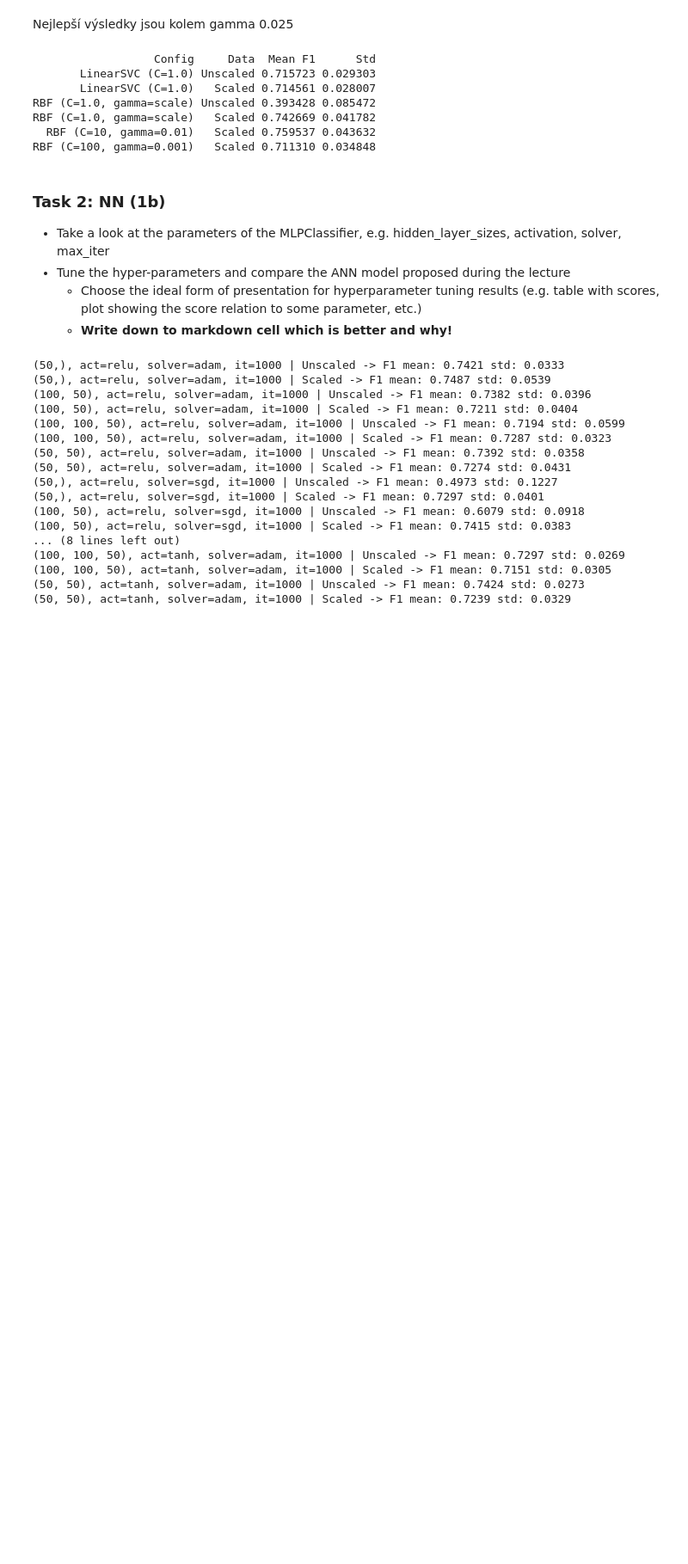
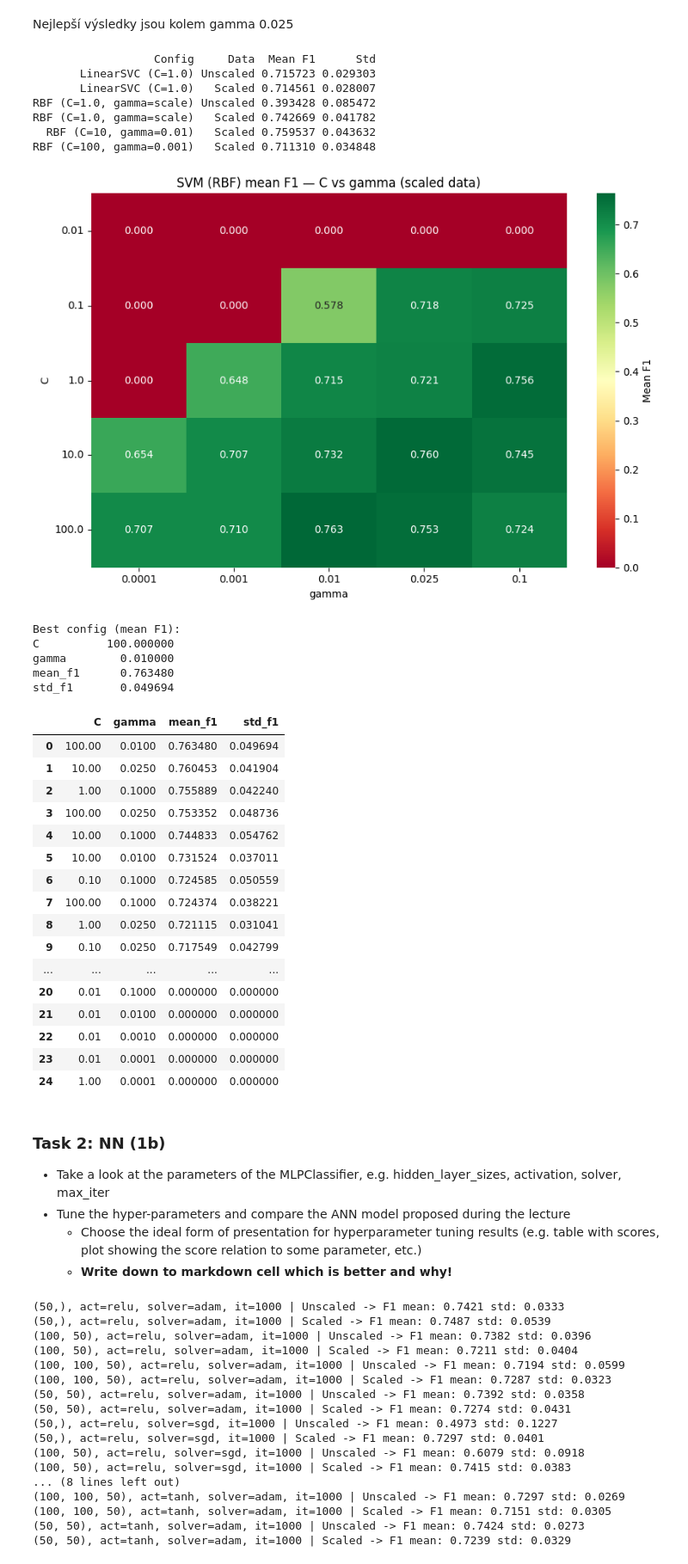
Before and after one commit to Ajraa/SU, a Jupyter notebook: su_cv6_sklearn_classification.ipynb, the cells around one changed output. Shown at 86% size. Drawn from its saved outputs; the diff is of its cells as text; code cells hidden in the pictures; blank space fills up the shorter version.

```diff
--- a/su_cv6_sklearn_classification.ipynb
+++ b/su_cv6_sklearn_classification.ipynb
@@ -614,6 +616,54 @@ RBF (C=1.0, gamma=scale) Unscaled 0.393428 0.085472
 RBF (C=1.0, gamma=scale)   Scaled 0.742669 0.041782
   RBF (C=10, gamma=0.01)   Scaled 0.759537 0.043632
 RBF (C=100, gamma=0.001)   Scaled 0.711310 0.034848
+# %%
+cv = StratifiedKFold(n_splits=5, shuffle=True, random_state=42)
+Cs = [0.01, 0.1, 1, 10, 100]
+gammas = [0.0001, 0.001, 0.01, 0.025, 0.1]
+rows = []
+for C in Cs:
+    for g in gammas:
+        clf = SVC(kernel='rbf', C=C, gamma=g, random_state=42)
+        scores = cross_val_score(clf, X_scaled, y, cv=cv, scoring='f1', n_jobs=-1)
+        rows.append({'C': C, 'gamma': g, 'mean_f1': scores.mean(), 'std_f1': scores.std()})
+results_svm = pd.DataFrame(rows)
+pivot = results_svm.pivot(index='C', columns='gamma', values='mean_f1')
+plt.figure(figsize=(9, 6))
+sns.heatmap(pivot, annot=True, fmt='.3f', cmap='RdYlGn', cbar_kws={'label': 'Mean F1'})
+plt.title('SVM (RBF) mean F1 — C vs gamma (scaled data)')
+plt.ylabel('C')
+plt.xlabel('gamma')
+plt.yticks(rotation=0)
+plt.tight_layout()
+plt.show()
+best = results_svm.loc[results_svm['mean_f1'].idxmax()]
+print('Best config (mean F1):')
+print(best.to_string())
+display(results_svm.sort_values('mean_f1', ascending=False).reset_index(drop=True))
+# %% [output]
+[figure, added]
+Best config (mean F1):
+C          100.000000
+gamma        0.010000
+mean_f1      0.763480
+std_f1       0.049694
+|  | C | gamma | mean_f1 | std_f1 |
+| 0 | 100.00 | 0.0100 | 0.763480 | 0.049694 |
+| 1 | 10.00 | 0.0250 | 0.760453 | 0.041904 |
+| 2 | 1.00 | 0.1000 | 0.755889 | 0.042240 |
+| 3 | 100.00 | 0.0250 | 0.753352 | 0.048736 |
+| 4 | 10.00 | 0.1000 | 0.744833 | 0.054762 |
+| 5 | 10.00 | 0.0100 | 0.731524 | 0.037011 |
+| 6 | 0.10 | 0.1000 | 0.724585 | 0.050559 |
+| 7 | 100.00 | 0.1000 | 0.724374 | 0.038221 |
+| 8 | 1.00 | 0.0250 | 0.721115 | 0.031041 |
+| 9 | 0.10 | 0.0250 | 0.717549 | 0.042799 |
+| ... | ... | ... | ... | ... |
+| 20 | 0.01 | 0.1000 | 0.000000 | 0.000000 |
+| 21 | 0.01 | 0.0100 | 0.000000 | 0.000000 |
+| 22 | 0.01 | 0.0010 | 0.000000 | 0.000000 |
+| 23 | 0.01 | 0.0001 | 0.000000 | 0.000000 |
+| 24 | 1.00 | 0.0001 | 0.000000 | 0.000000 |
 # %% [markdown]
 ### Task 2: NN (1b)
 - Take a look at the parameters of the MLPClassifier, e.g. hidden_layer_sizes, activation, solver, max_iter
```
Also changed, not shown: parts of 18 cells of this notebook, 1 other file.
